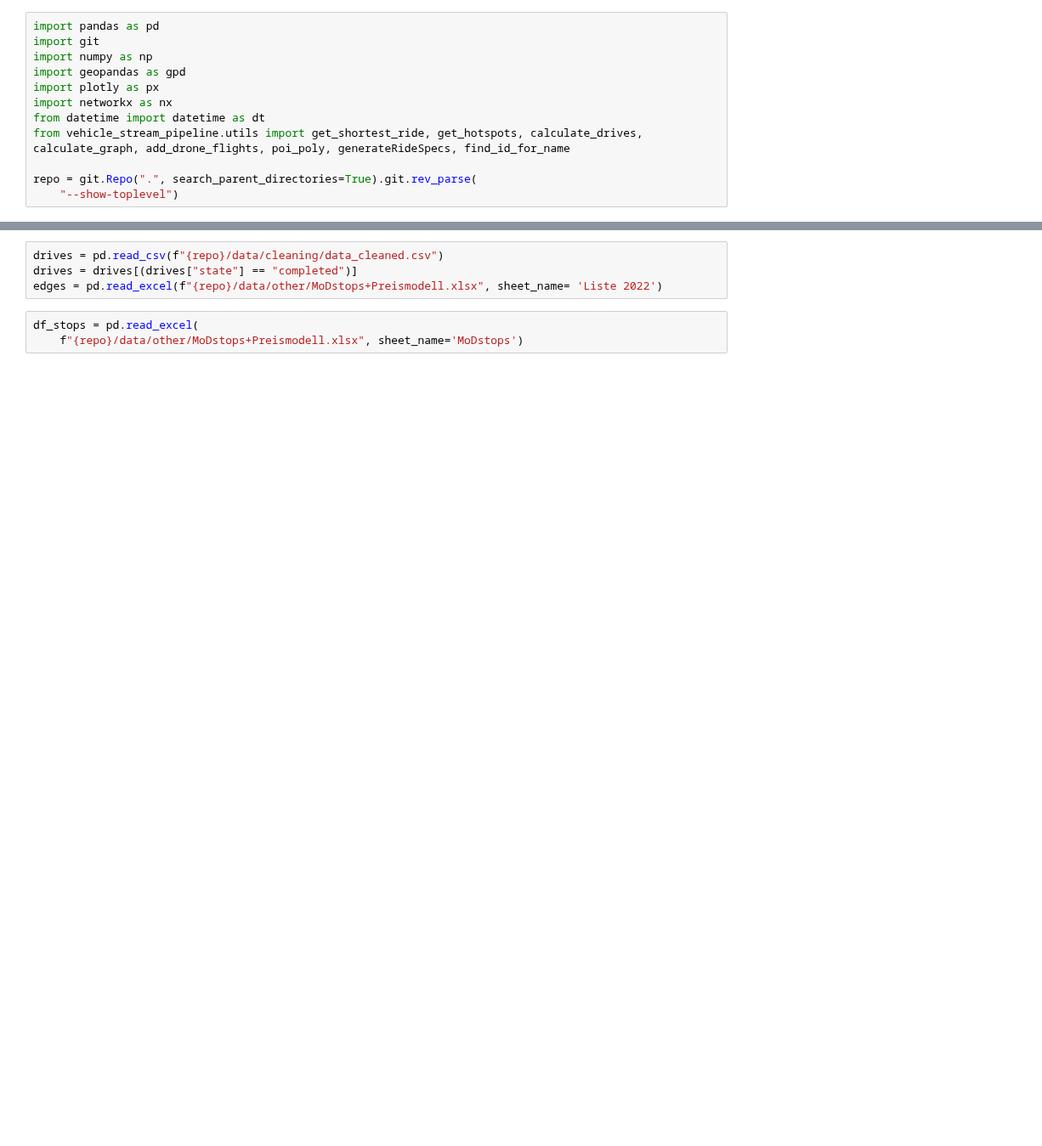
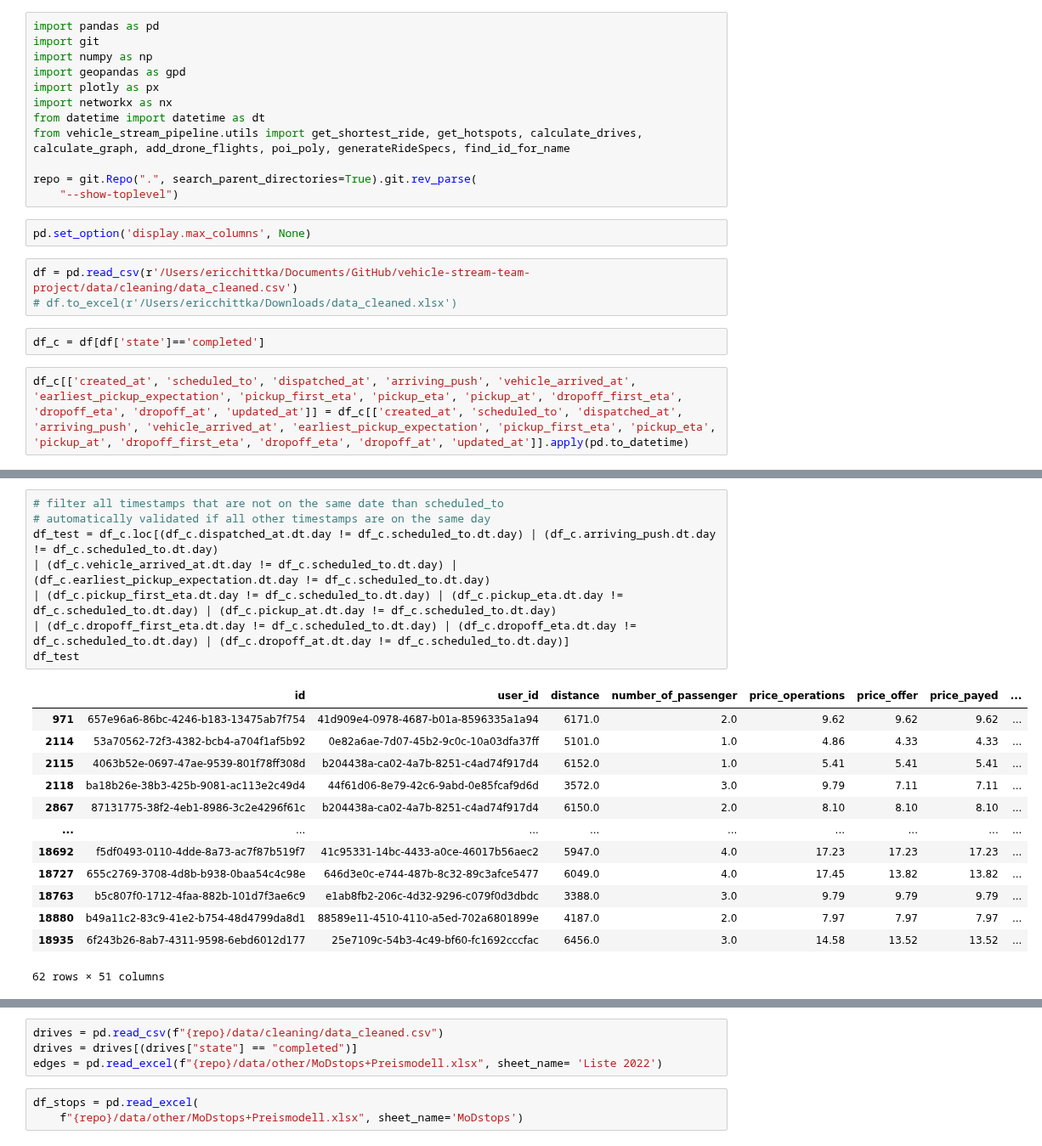
Before and after one commit to Lukas-Dierkes/vehicle-stream-team-project, a Jupyter notebook: vehicle_stream_pipeline/playground.ipynb, the cells around one changed output, grey strips where cells are left out. Shown at 85% size. Cells and saved outputs as stored; diff of their text form; blank space fills up the shorter version.

Commit message:
Outlier filter and inconsistency check

```diff
--- a/vehicle_stream_pipeline/playground.ipynb
+++ b/vehicle_stream_pipeline/playground.ipynb
@@ -10,3 +10,12 @@ from vehicle_stream_pipeline.utils import get_shortest_ride, get_hotspots, calcu
 
 repo = git.Repo(".", search_parent_directories=True).git.rev_parse(
     "--show-toplevel")
+# %%
+pd.set_option('display.max_columns', None)
+# %%
+df = pd.read_csv(r'/Users/ericchittka/Documents/GitHub/vehicle-stream-team-project/data/cleaning/data_cleaned.csv')
+# df.to_excel(r'/Users/ericchittka/Downloads/data_cleaned.xlsx')
+# %%
+df_c = df[df['state']=='completed']
+# %%
+df_c[['created_at', 'scheduled_to', 'dispatched_at', 'arriving_push', 'vehicle_arrived_at', 'earliest_pickup_expectation', 'pickup_first_eta', 'pickup_eta', 'pickup_at', 'dropoff_first_eta', 'dropoff_eta', 'dropoff_at', 'updated_at']] = df_c[['created_at', 'scheduled_to', 'dispatched_at', 'arriving_push', 'vehicle_arrived_at', 'earliest_pickup_expectation', 'pickup_first_eta', 'pickup_eta', 'pickup_at', 'dropoff_first_eta', 'dropoff_eta', 'dropoff_at', 'updated_at']].apply(pd.to_datetime)
@@ -12,0 +45,22 @@ repo = git.Repo(".", search_parent_directories=True).git.rev_parse(
+# %%
+# filter all timestamps that are not on the same date than scheduled_to
+# automatically validated if all other timestamps are on the same day
+df_test = df_c.loc[(df_c.dispatched_at.dt.day != df_c.scheduled_to.dt.day) | (df_c.arriving_push.dt.day != df_c.scheduled_to.dt.day)
+| (df_c.vehicle_arrived_at.dt.day != df_c.scheduled_to.dt.day) | (df_c.earliest_pickup_expectation.dt.day != df_c.scheduled_to.dt.day)
+| (df_c.pickup_first_eta.dt.day != df_c.scheduled_to.dt.day) | (df_c.pickup_eta.dt.day != df_c.scheduled_to.dt.day) | (df_c.pickup_at.dt.day != df_c.scheduled_to.dt.day)
+| (df_c.dropoff_first_eta.dt.day != df_c.scheduled_to.dt.day) | (df_c.dropoff_eta.dt.day != df_c.scheduled_to.dt.day) | (df_c.dropoff_at.dt.day != df_c.scheduled_to.dt.day)]
+df_test
+# %% [output]
+|  | id | user_id | distance | number_of_passenger | price_operations | price_offer | price_payed | ... |
+| 971 | 657e96a6-86bc-4246-b183-13475ab7f754 | 41d909e4-0978-4687-b01a-8596335a1a94 | 6171.0 | 2.0 | 9.62 | 9.62 | 9.62 | ... |
+| 2114 | 53a70562-72f3-4382-bcb4-a704f1af5b92 | 0e82a6ae-7d07-45b2-9c0c-10a03dfa37ff | 5101.0 | 1.0 | 4.86 | 4.33 | 4.33 | ... |
+| 2115 | 4063b52e-0697-47ae-9539-801f78ff308d | b204438a-ca02-4a7b-8251-c4ad74f917d4 | 6152.0 | 1.0 | 5.41 | 5.41 | 5.41 | ... |
+| 2118 | ba18b26e-38b3-425b-9081-ac113e2c49d4 | 44f61d06-8e79-42c6-9abd-0e85fcaf9d6d | 3572.0 | 3.0 | 9.79 | 7.11 | 7.11 | ... |
+| 2867 | 87131775-38f2-4eb1-8986-3c2e4296f61c | b204438a-ca02-4a7b-8251-c4ad74f917d4 | 6150.0 | 2.0 | 8.10 | 8.10 | 8.10 | ... |
+| ... | ... | ... | ... | ... | ... | ... | ... | ... |
+| 18692 | f5df0493-0110-4dde-8a73-ac7f87b519f7 | 41c95331-14bc-4433-a0ce-46017b56aec2 | 5947.0 | 4.0 | 17.23 | 17.23 | 17.23 | ... |
+| 18727 | 655c2769-3708-4d8b-b938-0baa54c4c98e | 646d3e0c-e744-487b-8c32-89c3afce5477 | 6049.0 | 4.0 | 17.45 | 13.82 | 13.82 | ... |
+| 18763 | b5c807f0-1712-4faa-882b-101d7f3ae6c9 | e1ab8fb2-206c-4d32-9296-c079f0d3dbdc | 3388.0 | 3.0 | 9.79 | 9.79 | 9.79 | ... |
+| 18880 | b49a11c2-83c9-41e2-b754-48d4799da8d1 | 88589e11-4510-4110-a5ed-702a6801899e | 4187.0 | 2.0 | 7.97 | 7.97 | 7.97 | ... |
+| 18935 | 6f243b26-8ab7-4311-9598-6ebd6012d177 | 25e7109c-54b3-4c49-bf60-fc1692cccfac | 6456.0 | 3.0 | 14.58 | 13.52 | 13.52 | ... |
+62 rows × 51 columns
```
Also changed, not shown: parts of 26 cells of this notebook.
